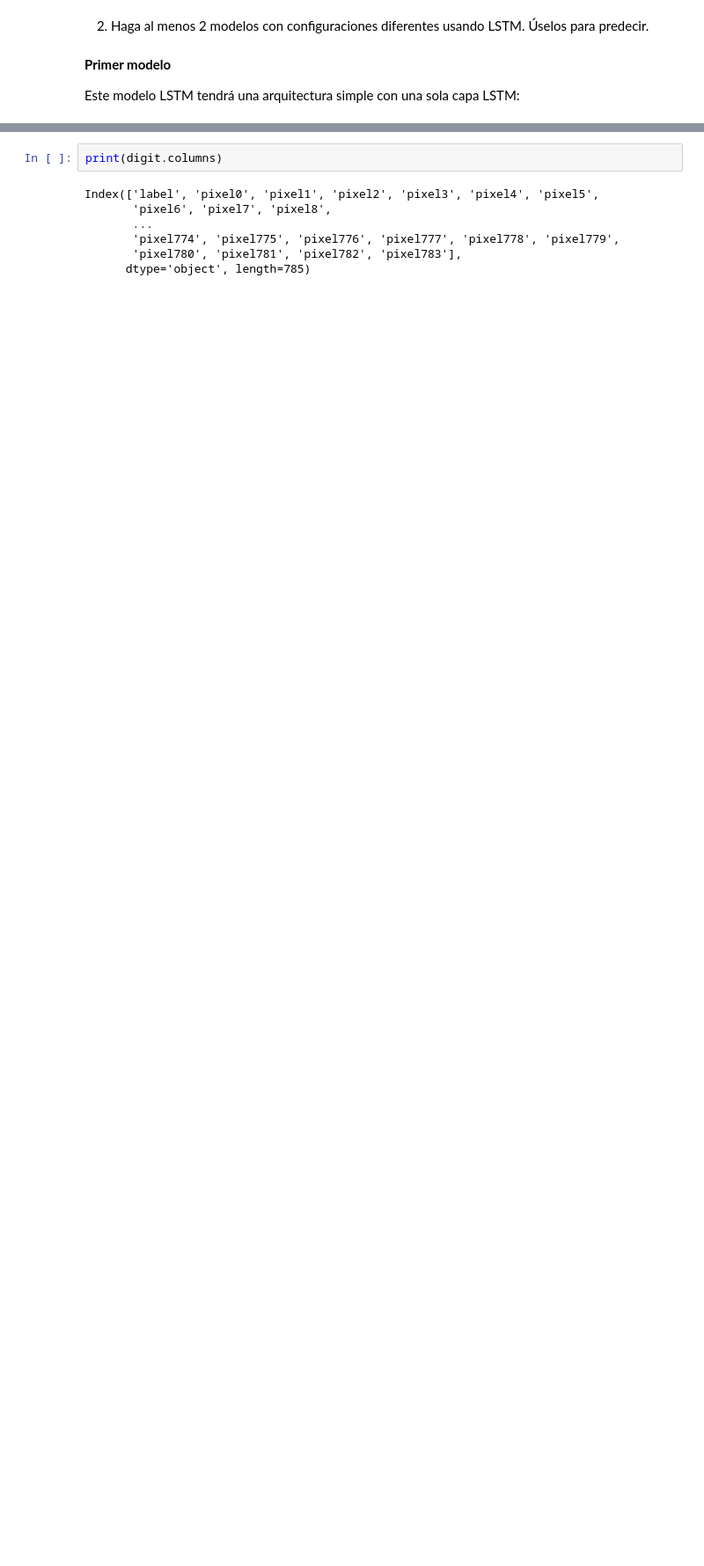
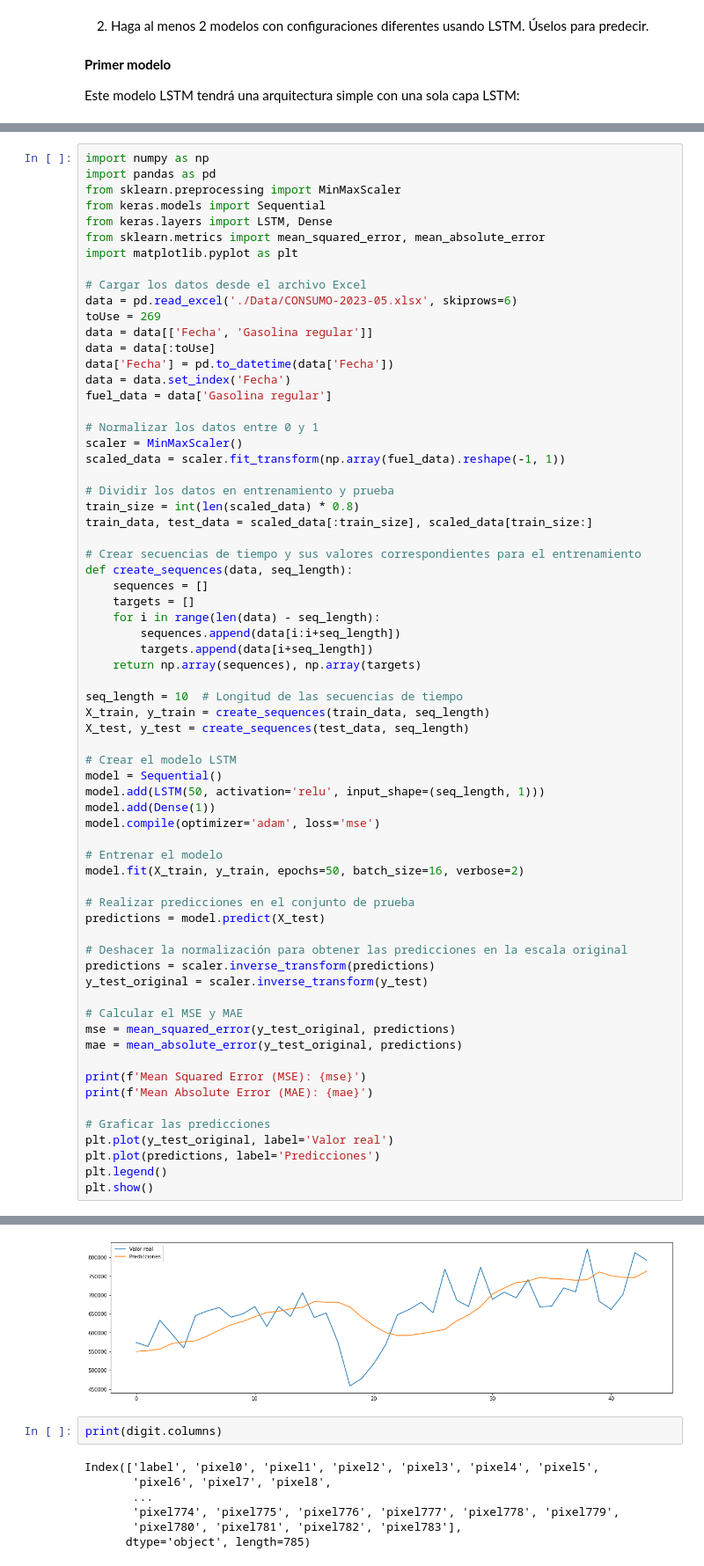
Before and after one commit to CristopherBarrios/Lab3-DeepLearning-DataScience, a Jupyter notebook: lab3.ipynb, the cells around one changed output, grey strips where cells are left out. Shown at 88% size. Drawn from its saved outputs; the diff is of its cells as text; blank space fills up the shorter version.

Commit message:
Modelo LSTM

```diff
--- a/lab3.ipynb
+++ b/lab3.ipynb
@@ -534,0 +537,68 @@ Este modelo LSTM tendrá una arquitectura simple con una sola capa LSTM:
+# %%
+import numpy as np
+import pandas as pd
+from sklearn.preprocessing import MinMaxScaler
+from keras.models import Sequential
+from keras.layers import LSTM, Dense
+from sklearn.metrics import mean_squared_error, mean_absolute_error
+import matplotlib.pyplot as plt
+
+# Cargar los datos desde el archivo Excel
+data = pd.read_excel('./Data/CONSUMO-2023-05.xlsx', skiprows=6)
+toUse = 269
+data = data[['Fecha', 'Gasolina regular']]
+data = data[:toUse]
+data['Fecha'] = pd.to_datetime(data['Fecha'])
+data = data.set_index('Fecha')
+fuel_data = data['Gasolina regular']
+
+# Normalizar los datos entre 0 y 1
+scaler = MinMaxScaler()
+scaled_data = scaler.fit_transform(np.array(fuel_data).reshape(-1, 1))
+
+# Dividir los datos en entrenamiento y prueba
+train_size = int(len(scaled_data) * 0.8)
+train_data, test_data = scaled_data[:train_size], scaled_data[train_size:]
+
+# Crear secuencias de tiempo y sus valores correspondientes para el entrenamiento
+def create_sequences(data, seq_length):
+    sequences = []
+    targets = []
+    for i in range(len(data) - seq_length):
+        sequences.append(data[i:i+seq_length])
+        targets.append(data[i+seq_length])
+    return np.array(sequences), np.array(targets)
+
+seq_length = 10  # Longitud de las secuencias de tiempo
+X_train, y_train = create_sequences(train_data, seq_length)
+X_test, y_test = create_sequences(test_data, seq_length)
+
+# Crear el modelo LSTM
+model = Sequential()
+model.add(LSTM(50, activation='relu', input_shape=(seq_length, 1)))
+model.add(Dense(1))
+model.compile(optimizer='adam', loss='mse')
+
+# Entrenar el modelo
+model.fit(X_train, y_train, epochs=50, batch_size=16, verbose=2)
+
+# Realizar predicciones en el conjunto de prueba
+predictions = model.predict(X_test)
+
+# Deshacer la normalización para obtener las predicciones en la escala original
+predictions = scaler.inverse_transform(predictions)
+y_test_original = scaler.inverse_transform(y_test)
+
+# Calcular el MSE y MAE
+mse = mean_squared_error(y_test_original, predictions)
+mae = mean_absolute_error(y_test_original, predictions)
+
+print(f'Mean Squared Error (MSE): {mse}')
+print(f'Mean Absolute Error (MAE): {mae}')
+
+# Graficar las predicciones
+plt.plot(y_test_original, label='Valor real')
+plt.plot(predictions, label='Predicciones')
+plt.legend()
+plt.show()
+# %% [output]
@@ -535,3 +622,4 @@ Este modelo LSTM tendrá una arquitectura simple con una sola capa LSTM:
+[figure, added]
 # %%
 print(digit.columns)
 # %% [output]
```
Also changed, not shown: parts of 2 cells of this notebook.
